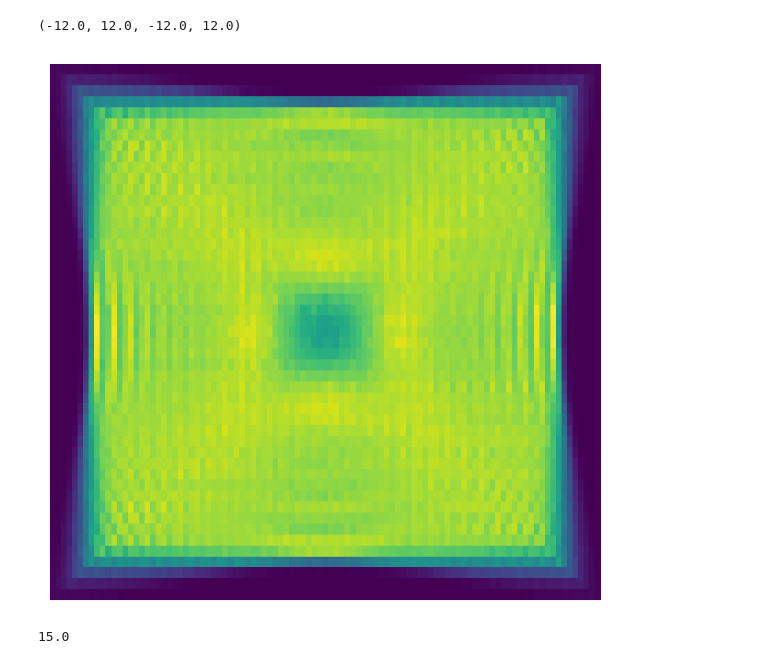
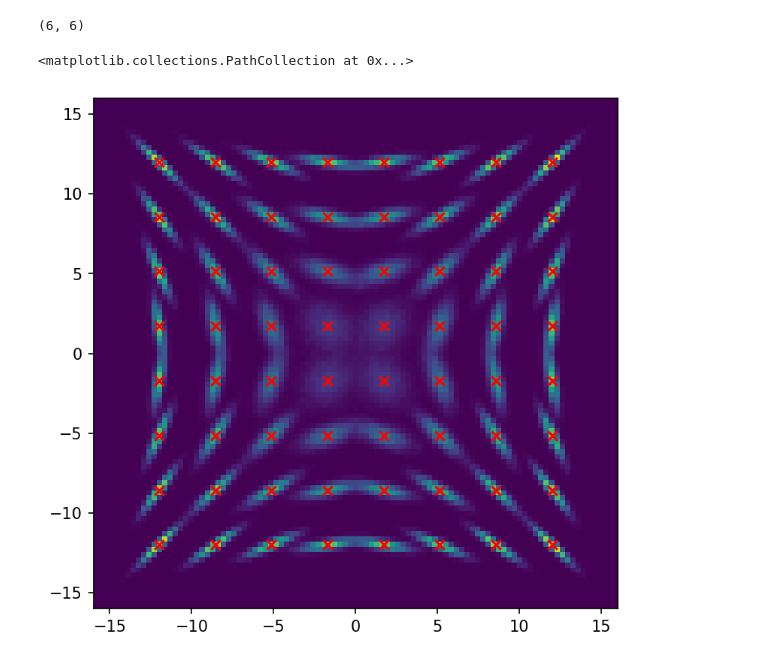
Before and after one commit to phinate/flow-interpolation, a Jupyter notebook: visualise_toy_problem.ipynb, the cells around one changed output. Cells and saved outputs as stored; diff of their text form; code cells hidden in the pictures.

```diff
--- a/visualise_toy_problem.ipynb
+++ b/visualise_toy_problem.ipynb
@@ -23,9 +23,10 @@ def xy_pairs(nx, ny, span):
     xx, yy = jnp.meshgrid(x_grid, y_grid)
     return jnp.hstack((xx.reshape(-1,1), yy.reshape(-1,1))), size, xx, yy
 
-val = 12
+val = 16
 xy_pairs_eval, grid_size, xx, yy = xy_pairs(100,100, val)
-means, g, xx2, yy2 = xy_pairs(30,30, 10)
+num_means = 8
+means, g, xx2, yy2 = xy_pairs(num_means,num_means, 12)
 covs = TT(means)
 
 def gaussian_2d_pdf(eval_points, mean, cov):
@@ -37,10 +38,14 @@ vmapped_pdf = jax.vmap(gaussian_2d_pdf, in_axes=(None, 0, 0))
 pdfs = vmapped_pdf(xy_pairs_eval, means, covs).reshape(len(means), *grid_size)
 
 fig, ax = plt.subplots()
+
+step = 0.02
+m = jnp.amax(pdfs[len(pdfs) // 2])
+levels = jnp.arange(0.0, m, step) + step
 for pdf in pdfs:
-    step = 0.02
-    m = jnp.amax(pdf)
-    levels = jnp.arange(0.0, m, step) + step
-    ax.contourf(xx, yy, pdf,  alpha=0.1, cmap="viridis",levels=levels,)
-# ax.scatter(xx2, yy2)
+    a = ax.contourf(xx, yy, pdf,  alpha=0.7, cmap="viridis",levels=levels)
+temp = means.reshape(num_means, num_means, 2)[1:-1, 1:-1, :].reshape(-1, 2).tolist()
+ax.scatter(xx2, yy2, marker='x', c=['r' if x in temp else 'k' for x in means.tolist()], label ="distribution means")
+plt.colorbar(a, ax=ax, label="probability density")
+ax.legend(loc="upper center", fancybox=True)
 # %% [output]
@@ -59,30 +85,23 @@ samps.shape
+# %%
+a[1:-1,1:-1].shape
+# %% [output]
+(6, 6)
 # %%
 from plothelp import autogrid
 fig, ax = plt.subplots()
 
-bins = np.linspace(-val, val, 100), np.linspace(-val, val, 50)
+bins = np.linspace(-val, val, 100), np.linspace(-val, val, 100)
 
 
 def plot(ax, s, i):
     x, y = s[:,0], s[:,1]
     ax.hist2d(x,y, density=True, bins=bins)
     ax.set_xlim((-val,val))
     ax.set_ylim((-val,val))
 
 data = jnp.concatenate(samps)
 plot(ax, data, 0)
-# autogrid(
-#     samps,
-#     plot,
-#     # subplot_kwargs=dict(sharex=True, sharey=True),
-#     plots_per_row=7
-# );
-plt.axis('off')
+ax.scatter(xx2, yy2, marker='x', c='r', label ="distribution means")
 # %% [output]
-(-12.0, 12.0, -12.0, 12.0)
+<matplotlib.collections.PathCollection at 0x...>
-[figure, old version]
+[figure, new version]
-# %%
-2560/96
-1440/96
-# %% [output]
-15.0
```
Also changed, not shown: parts of 3 cells of this notebook, 2 other files.
